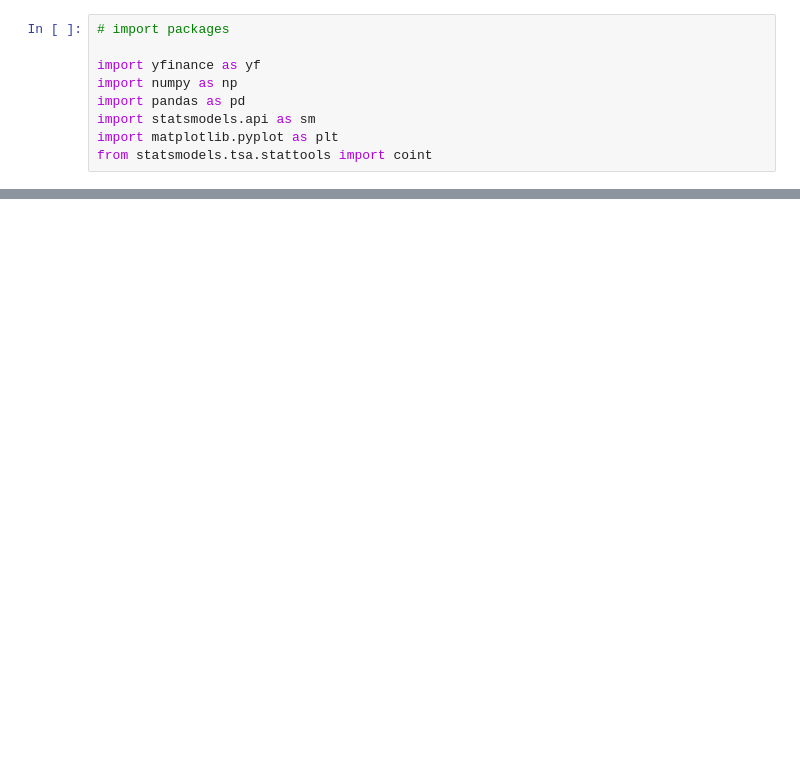
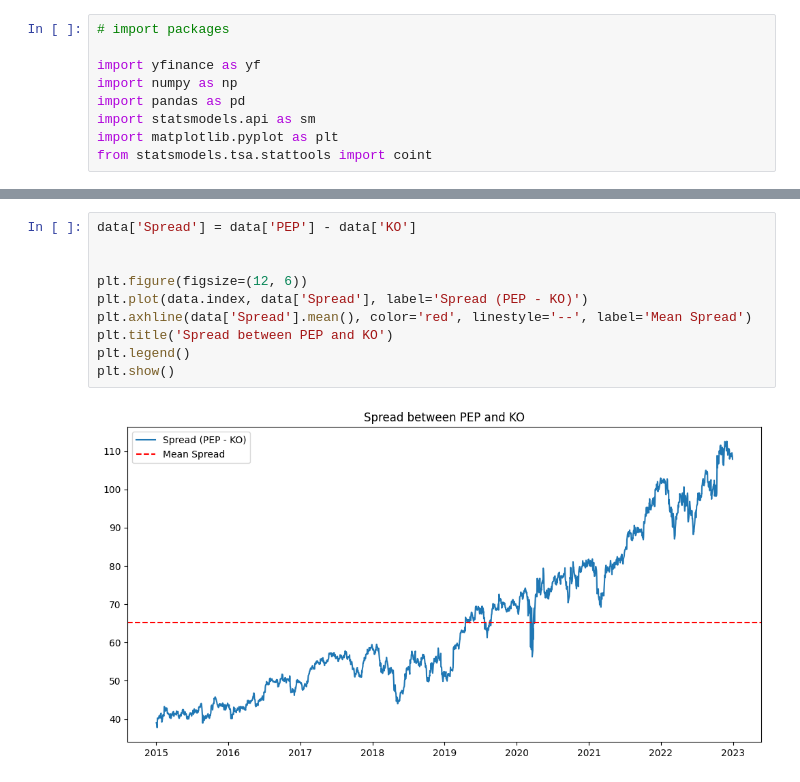
Before and after one commit to lewis-shearer/Statistical_Arbitrage, a Jupyter notebook: statistical_arbitrage.ipynb, the cells around one changed output, grey strips where cells are left out. Saved outputs shown, nothing was run; the diff lists cells and outputs as text; blank space fills up the shorter version.

```diff
--- a/statistical_arbitrage.ipynb
+++ b/statistical_arbitrage.ipynb
@@ -31,0 +47,12 @@ KeyError: 'close'
+# %%
+data['Spread'] = data['PEP'] - data['KO']
+
+
+plt.figure(figsize=(12, 6))
+plt.plot(data.index, data['Spread'], label='Spread (PEP - KO)')
+plt.axhline(data['Spread'].mean(), color='red', linestyle='--', label='Mean Spread')
+plt.title('Spread between PEP and KO')
+plt.legend()
+plt.show()
+# %% [output]
+[figure, added]
```
Also changed, not shown: parts of 8 cells of this notebook.
